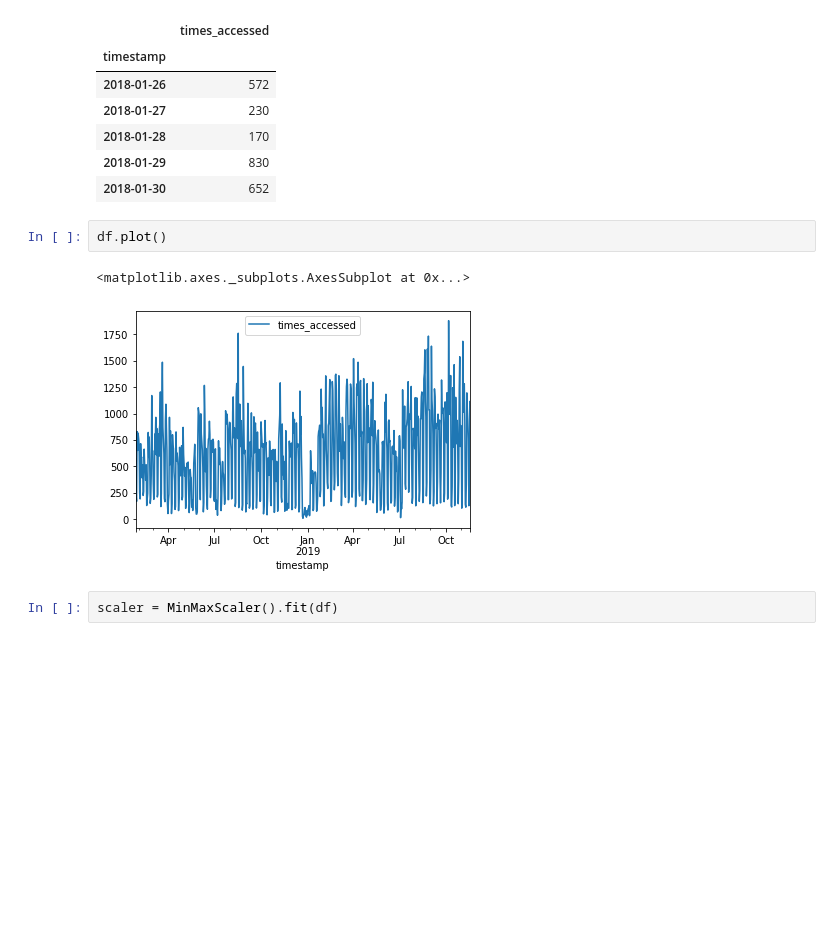
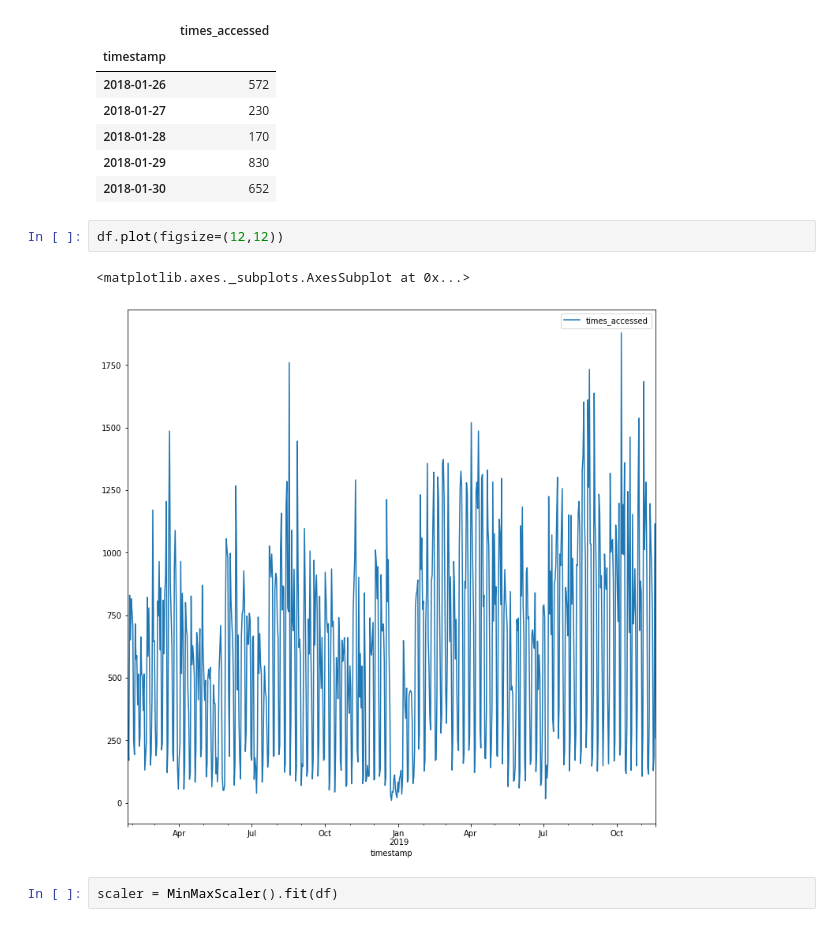
Before and after one commit to Johndsalas/ds-methodologies-exercises, a Jupyter notebook: anomaly_detection/clustering_anomaly_detection.ipynb, the cells around one changed output. Cells and saved outputs as stored; diff of their text form; blank space fills up the shorter version.

```diff
--- a/anomaly_detection/clustering_anomaly_detection.ipynb
+++ b/anomaly_detection/clustering_anomaly_detection.ipynb
@@ -34,10 +34,10 @@ df.head()
 | 2018-01-29 | 830 |
 | 2018-01-30 | 652 |
 # %%
-df.plot()
+df.plot(figsize=(12,12))
 # %% [output]
 <matplotlib.axes._subplots.AxesSubplot at 0x...>
-[figure, old version]
+[figure, new version]
 # %%
 scaler = MinMaxScaler().fit(df)
 # %%
```
Also changed, not shown: 2 other files.
